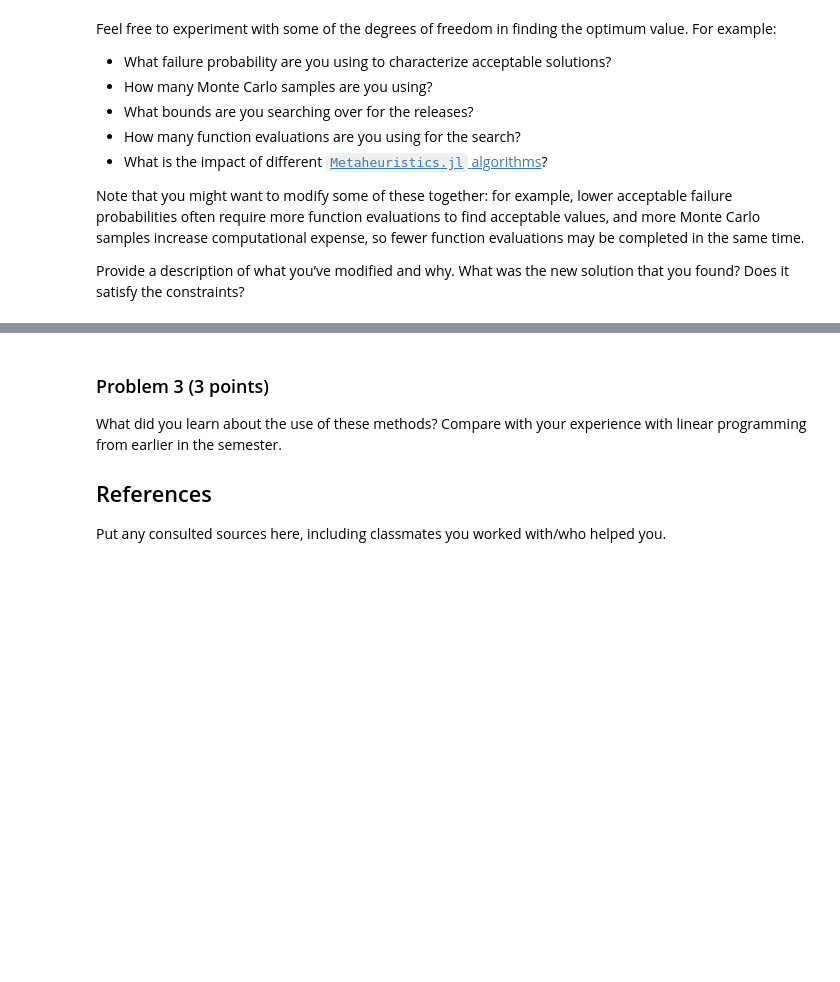
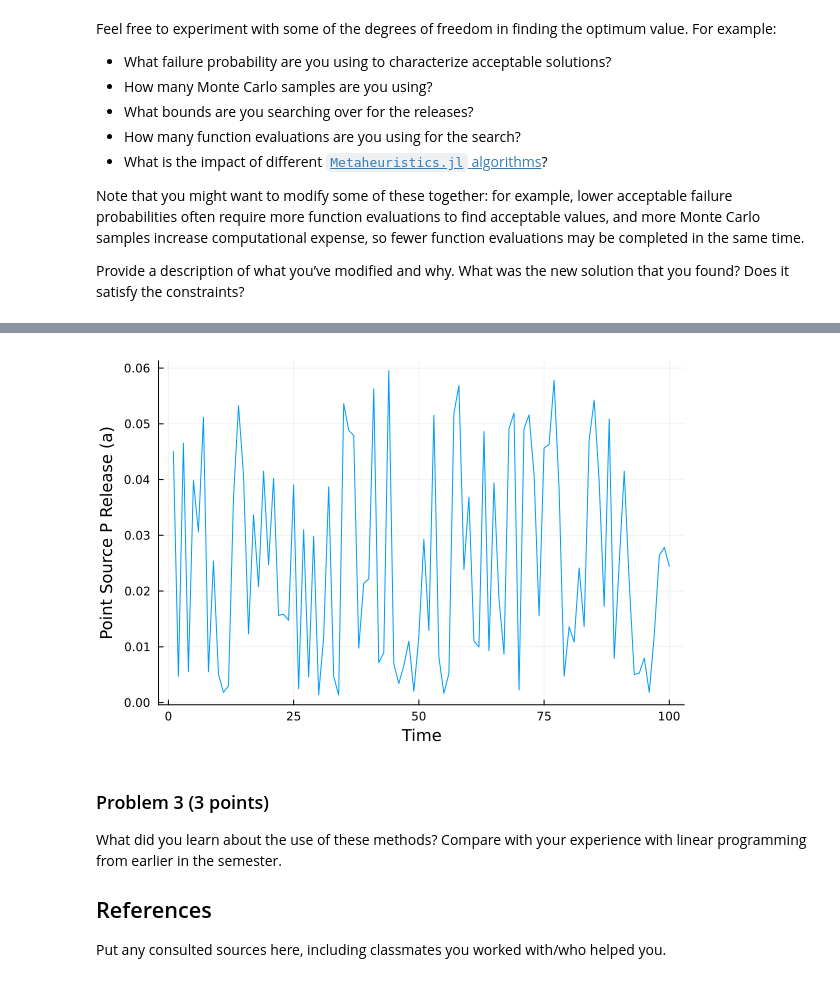
Before and after one commit to BEE4750-FA23/lab04-christinemswanson, a Jupyter notebook: lab04.ipynb, the cells around one changed output, grey strips where cells are left out. Drawn from its saved outputs; the diff is of its cells as text; code cells hidden in the pictures; blank space fills up the shorter version.

```diff
--- a/lab04.ipynb
+++ b/lab04.ipynb
@@ -221,15 +221,16 @@ end-values are above the critical value).
 # %%
 # set up the bounds and max_evals
-bounds = [zeros(T) 0.5ones(T)]'
-max_evals = 5000 # choose a value for this
+bounds = [zeros(T) 0.06ones(T)]'
+max_evals = 1000 # choose a value for this
 
 # define q and b
 q = 2.5
 b = 0.4
 
+T = 100
 y = rand(P_distribution, (T, n_samples))
-T = 100
-Xcrit = find_zero(x -> (x^q/(1+x^q)) - b*x, (0.1, 1.5))
+
+Xcrit = find_zero(x -> (x^q/(1+x^q)) - b*x, (0.1, 1.5)) # critical value where the lake doesn't eutrophy
 
 results = optimize(a -> lake_opt(a, y, q, b, T, Xcrit), bounds, DE(options=Options(f_calls_limit=max_evals)))
 # %% [output]
@@ -300,3 +303,9 @@ solution that you found? Does it satisfy the constraints?
+# %%
+# plot the optimization result
+plot(1:100, x, legend = false,
+xlabel = "Time", ylab = "Point Source P Release (a)")
+# %% [output]
+[figure, added]
 # %% [markdown]
 ### Problem 3 (3 points)
 
```
Also changed, not shown: parts of 7 cells of this notebook.
